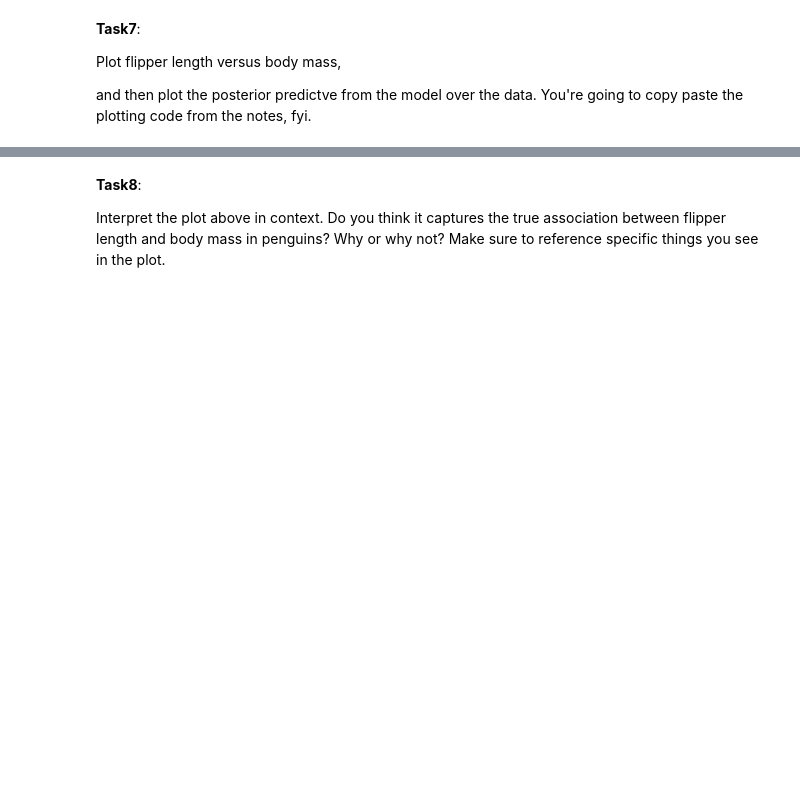
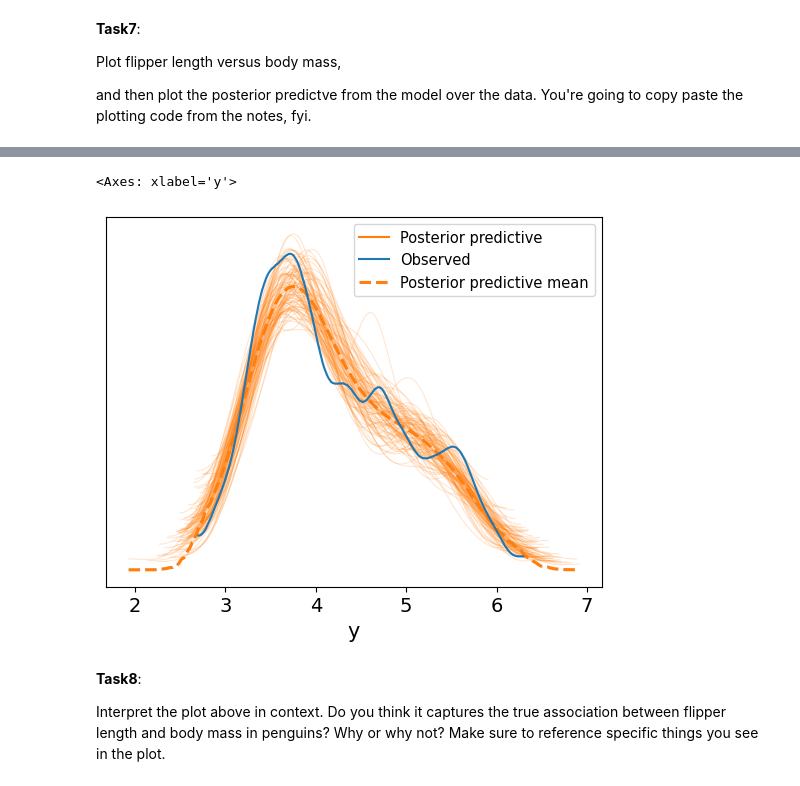
Before and after one commit to blortle-dev/data-science-lasa, a Jupyter notebook: Unit 8/Unit8ExercisesSF.ipynb, the cells around one changed output, grey strips where cells are left out. Saved outputs shown, nothing was run; the diff lists cells and outputs as text; code cells hidden in the pictures; blank space fills up the shorter version.

```diff
--- a/Unit 8/Unit8ExercisesSF.ipynb
+++ b/Unit 8/Unit8ExercisesSF.ipynb
@@ -227,3 +120,7 @@ Plot flipper length versus body mass,
 
 and then plot the posterior predictve from the model over the data.
 You're going to copy paste the plotting code from the notes, fyi.
+# %%
+pm.sample_posterior_predictive(idata_octps,model_octps, extend_inferencedata=True)
+az.plot_ppc(idata_octps, num_pp_samples=100, colors=["C1", "C0", "C1"])
+# %% [output]
@@ -230,3 +129,5 @@ You're going to copy paste the plotting code from the notes, fyi.
+<Axes: xlabel='y'>
+[figure, added]
 # %% [markdown]
 **Task8**:
 
```
Also changed, not shown: parts of 13 cells of this notebook.
